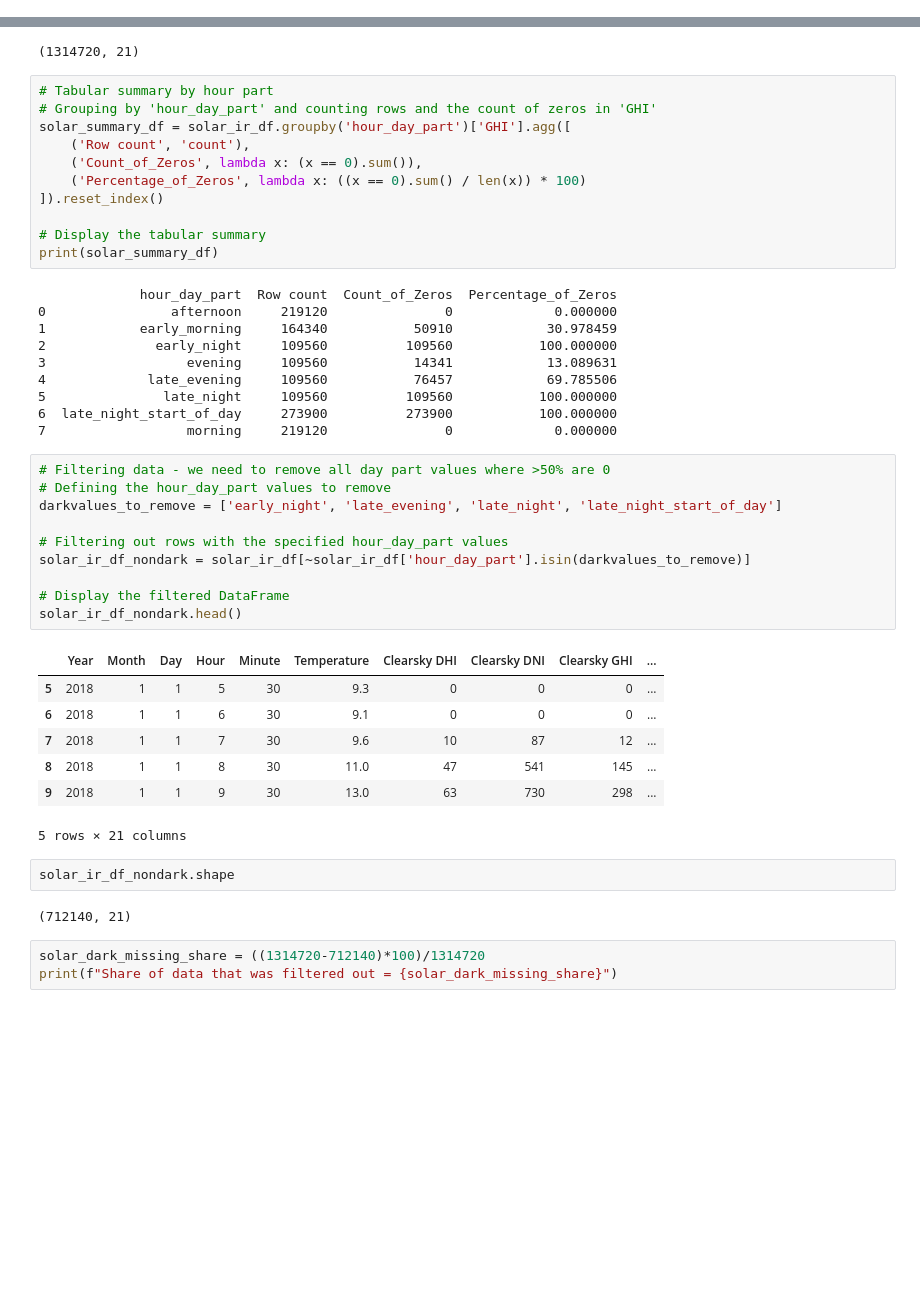
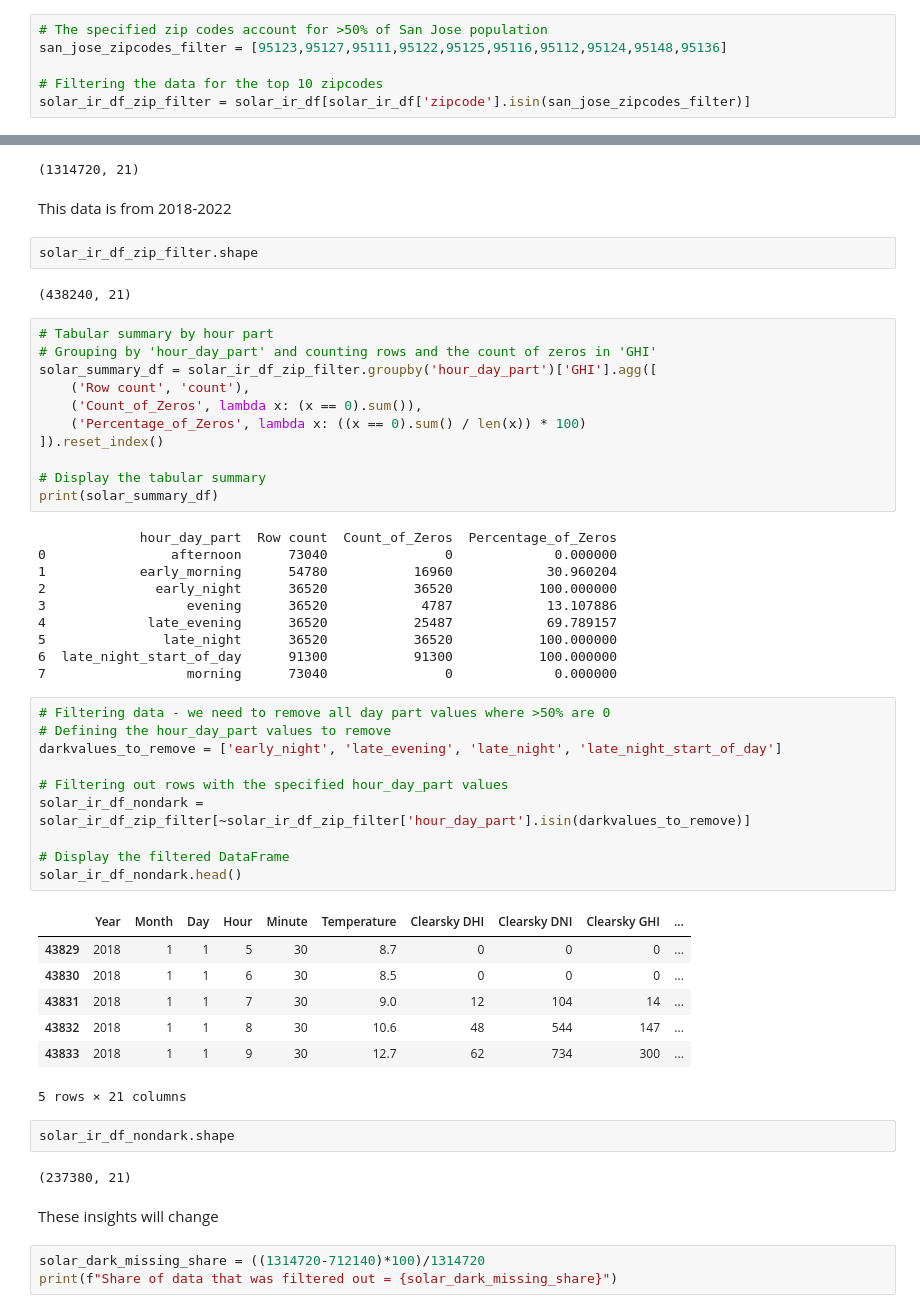
Before and after one commit to VeenaBeknal/Solar-Irradiance-to-Sustainably-Power-Streetlights, a Jupyter notebook: FeatureEngineering_and_PolynomialRegression.ipynb, the cells around one changed output, grey strips where cells are left out. Drawn from its saved outputs; the diff is of its cells as text; blank space fills up the shorter version.

```diff
--- a/FeatureEngineering_and_PolynomialRegression.ipynb
+++ b/FeatureEngineering_and_PolynomialRegression.ipynb
@@ -33,3 +59,9 @@ solar_ir_df.shape
+# %%
+# The specified zip codes account for >50% of San Jose population
+san_jose_zipcodes_filter = [95123,95127,95111,95122,95125,95116,95112,95124,95148,95136]
+
+# Filtering the data for the top 10 zipcodes
+solar_ir_df_zip_filter = solar_ir_df[solar_ir_df['zipcode'].isin(san_jose_zipcodes_filter)]
 # %% [markdown]
 Missing values
 # %%
@@ -77,10 +109,16 @@ Index(['Year', 'Month', 'Day', 'Hour', 'Minute', 'Temperature', 'Clearsky DHI',
 solar_ir_df.shape
 # %% [output]
 (1314720, 21)
+# %% [markdown]
+This data is from 2018-2022
+# %%
+solar_ir_df_zip_filter.shape
+# %% [output]
+(438240, 21)
 # %%
 # Tabular summary by hour part
 # Grouping by 'hour_day_part' and counting rows and the count of zeros in 'GHI'
-solar_summary_df = solar_ir_df.groupby('hour_day_part')['GHI'].agg([
+solar_summary_df = solar_ir_df_zip_filter.groupby('hour_day_part')['GHI'].agg([
     ('Row count', 'count'),
     ('Count_of_Zeros', lambda x: (x == 0).sum()),
     ('Percentage_of_Zeros', lambda x: ((x == 0).sum() / len(x)) * 100)
@@ -90,36 +128,38 @@ solar_summary_df = solar_ir_df.groupby('hour_day_part')['GHI'].agg([
 print(solar_summary_df)
 # %% [output]
              hour_day_part  Row count  Count_of_Zeros  Percentage_of_Zeros
-0                afternoon     219120               0             0.000000
-1            early_morning     164340           50910            30.978459
-2              early_night     109560          109560           100.000000
-3                  evening     109560           14341            13.089631
-4             late_evening     109560           76457            69.785506
-5               late_night     109560          109560           100.000000
-6  late_night_start_of_day     273900          273900           100.000000
-7                  morning     219120               0             0.000000
+0                afternoon      73040               0             0.000000
+1            early_morning      54780           16960            30.960204
+2              early_night      36520           36520           100.000000
+3                  evening      36520            4787            13.107886
+4             late_evening      36520           25487            69.789157
+5               late_night      36520           36520           100.000000
+6  late_night_start_of_day      91300           91300           100.000000
+7                  morning      73040               0             0.000000
 # %%
 # Filtering data - we need to remove all day part values where >50% are 0
 # Defining the hour_day_part values to remove
 darkvalues_to_remove = ['early_night', 'late_evening', 'late_night', 'late_night_start_of_day']
 
 # Filtering out rows with the specified hour_day_part values
-solar_ir_df_nondark = solar_ir_df[~solar_ir_df['hour_day_part'].isin(darkvalues_to_remove)]
+solar_ir_df_nondark = solar_ir_df_zip_filter[~solar_ir_df_zip_filter['hour_day_part'].isin(darkvalues_to_remove)]
 
 # Display the filtered DataFrame
 solar_ir_df_nondark.head()
 # %% [output]
 |  | Year | Month | Day | Hour | Minute | Temperature | Clearsky DHI | Clearsky DNI | Clearsky GHI | ... |
-| 5 | 2018 | 1 | 1 | 5 | 30 | 9.3 | 0 | 0 | 0 | ... |
-| 6 | 2018 | 1 | 1 | 6 | 30 | 9.1 | 0 | 0 | 0 | ... |
-| 7 | 2018 | 1 | 1 | 7 | 30 | 9.6 | 10 | 87 | 12 | ... |
-| 8 | 2018 | 1 | 1 | 8 | 30 | 11.0 | 47 | 541 | 145 | ... |
-| 9 | 2018 | 1 | 1 | 9 | 30 | 13.0 | 63 | 730 | 298 | ... |
+| 43829 | 2018 | 1 | 1 | 5 | 30 | 8.7 | 0 | 0 | 0 | ... |
+| 43830 | 2018 | 1 | 1 | 6 | 30 | 8.5 | 0 | 0 | 0 | ... |
+| 43831 | 2018 | 1 | 1 | 7 | 30 | 9.0 | 12 | 104 | 14 | ... |
+| 43832 | 2018 | 1 | 1 | 8 | 30 | 10.6 | 48 | 544 | 147 | ... |
+| 43833 | 2018 | 1 | 1 | 9 | 30 | 12.7 | 62 | 734 | 300 | ... |
 5 rows × 21 columns
 # %%
 solar_ir_df_nondark.shape
 # %% [output]
-(712140, 21)
+(237380, 21)
+# %% [markdown]
+These insights will change
 # %%
 solar_dark_missing_share = ((1314720-712140)*100)/1314720
 print(f"Share of data that was filtered out = {solar_dark_missing_share}")
```
Also changed, not shown: parts of 42 cells of this notebook.
